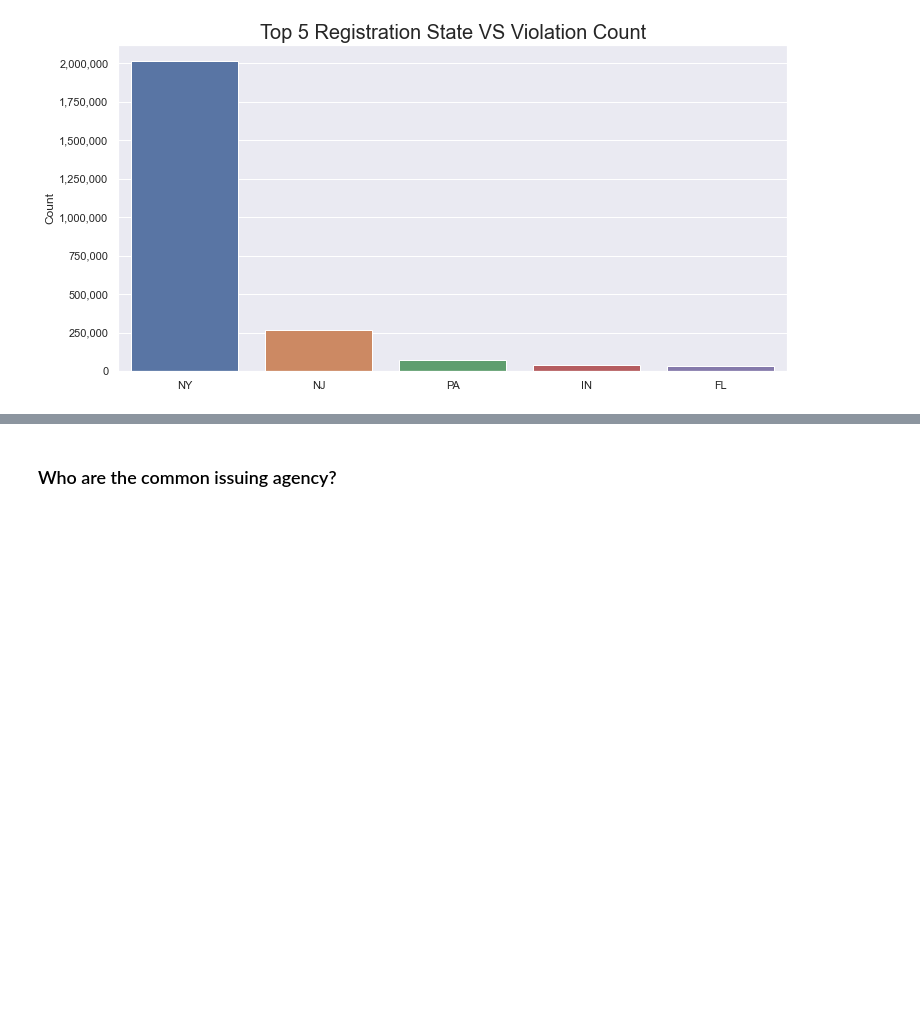
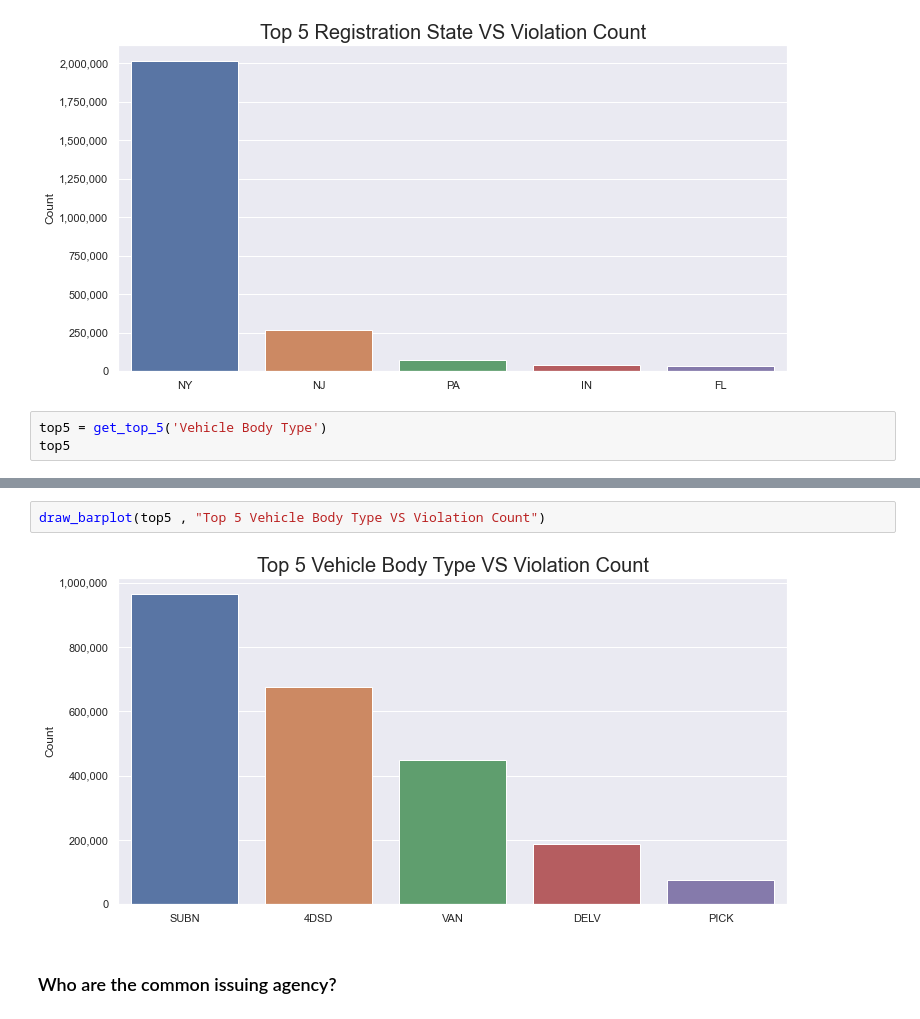
Before and after one commit to kaixuan98/NYC_parking_violation, a Jupyter notebook: code/analysis.ipynb, the cells around one changed output, grey strips where cells are left out. Cells and saved outputs as stored; diff of their text form; blank space fills up the shorter version.

```diff
--- a/code/analysis.ipynb
+++ b/code/analysis.ipynb
@@ -338,3 +384,6 @@ top5
 draw_barplot(top5 , "Top 5 Registration State VS Violation Count")
 # %% [output]
 [figure]
+# %%
+top5 = get_top_5('Vehicle Body Type')
+top5
@@ -341,3 +397,7 @@ draw_barplot(top5 , "Top 5 Registration State VS Violation Count")
+# %%
+draw_barplot(top5 , "Top 5 Vehicle Body Type VS Violation Count")
+# %% [output]
+[figure, added]
 # %% [markdown]
 ### Who are the common issuing agency?
 # %%
```
Also changed, not shown: parts of 8 cells of this notebook, 18 other files.
